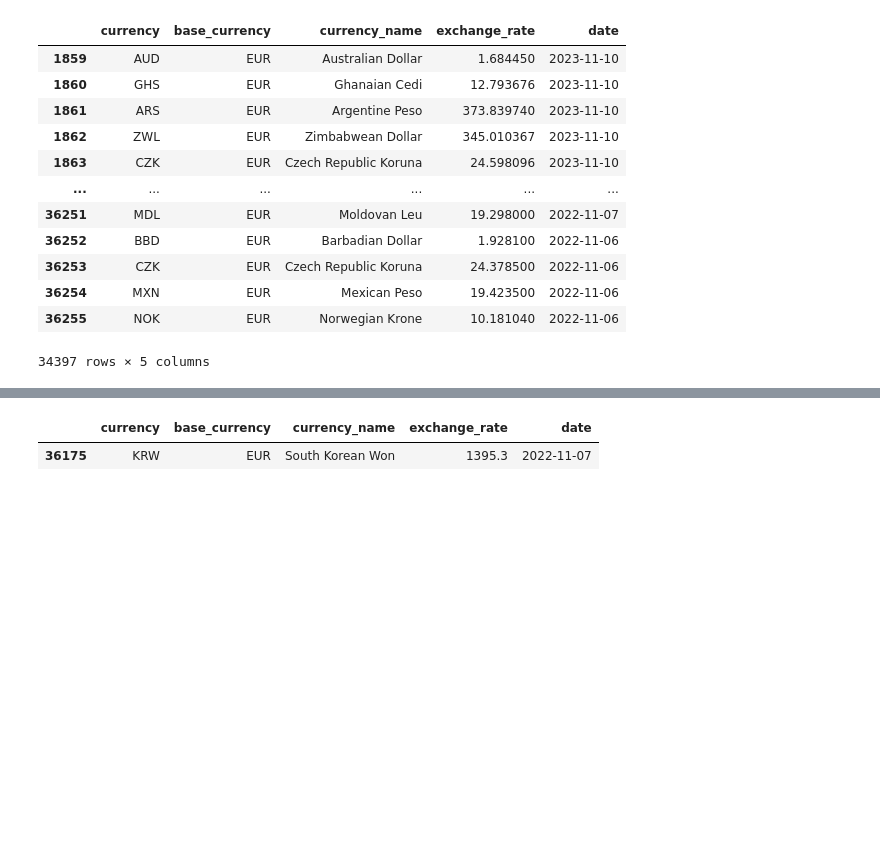
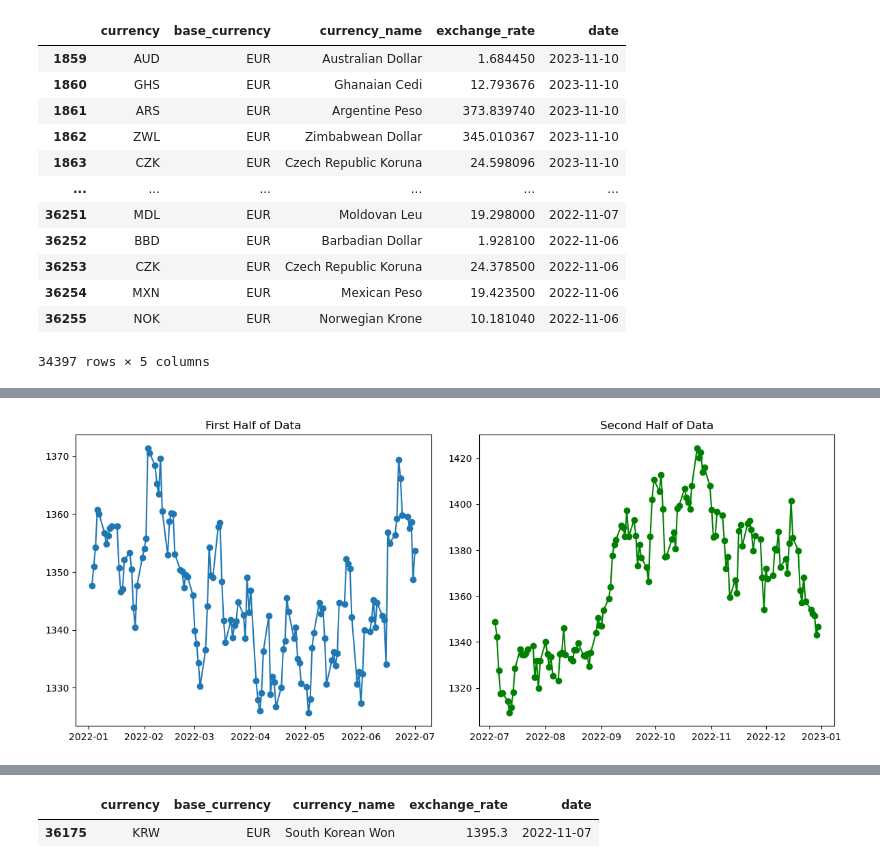
Before and after one commit to Yeomdongsu/YH-semi_final-forex-exchange-rate, a Jupyter notebook: forex_exchange_rate.ipynb, the cells around one changed output, grey strips where cells are left out. Drawn from its saved outputs; the diff is of its cells as text; code cells hidden in the pictures; blank space fills up the shorter version.

```diff
--- a/forex_exchange_rate.ipynb
+++ b/forex_exchange_rate.ipynb
@@ -142,6 +142,4 @@ df.loc[(df["date"].values >= "2022-11-05") & (df["date"].values <= "2023-11-11")
 | 36255 | NOK | EUR | Norwegian Krone | 10.181040 | 2022-11-06 |
 34397 rows × 5 columns
 # %%
-df2 = df.loc[(df["currency_name"] == "South Korean Won") & (df["date"].values >= "2022-01-01") & (df["date"].values <= "2022-02-01")]
+df2 = df.loc[(df["currency_name"] == "South Korean Won") & (df["date"].values >= "2022-01-01") & (df["date"].values <= "2023-01-01")].sort_values("date")
-# %%
-df2 = df2.sort_values("date")
@@ -253,0 +177,32 @@ df
+# %%
+# 날짜 데이터를 NumPy datetime64 형식으로 변환
+x = df2["date"].values
+y = df2["exchange_rate"].values
+x = np.array([np.datetime64(date) for date in x])
+
+# 두 개의 subplot을 하나의 row에 나타내기 위해 plt.subplots(1, 2) 사용
+fig, axes = plt.subplots(1, 2, figsize=(12, 5))
+
+# 첫 번째 subplot
+ax1 = axes[0]
+months1 = MonthLocator()  # every month
+ax1.plot_date(x[:len(x)//2], y[:len(x)//2], '-o')
+ax1.xaxis.set_major_locator(months1)
+monFmt1 = DateFormatter('%Y-%m')
+ax1.xaxis.set_major_formatter(monFmt1)
+ax1.set_title('First Half of Data')
+
+# 두 번째 subplot
+ax2 = axes[1]
+months2 = MonthLocator()  # every month
+ax2.plot_date(x[len(x)//2:], y[len(x)//2:], '-o', color='green')
+ax2.xaxis.set_major_locator(months2)
+monFmt2 = DateFormatter('%Y-%m')
+ax2.xaxis.set_major_formatter(monFmt2)
+ax2.set_title('Second Half of Data')
+
+# x축 설정
+plt.tight_layout()
+plt.show()
+# %% [output]
+[figure, added]
```
Also changed, not shown: parts of 18 cells of this notebook, 1 other file.
